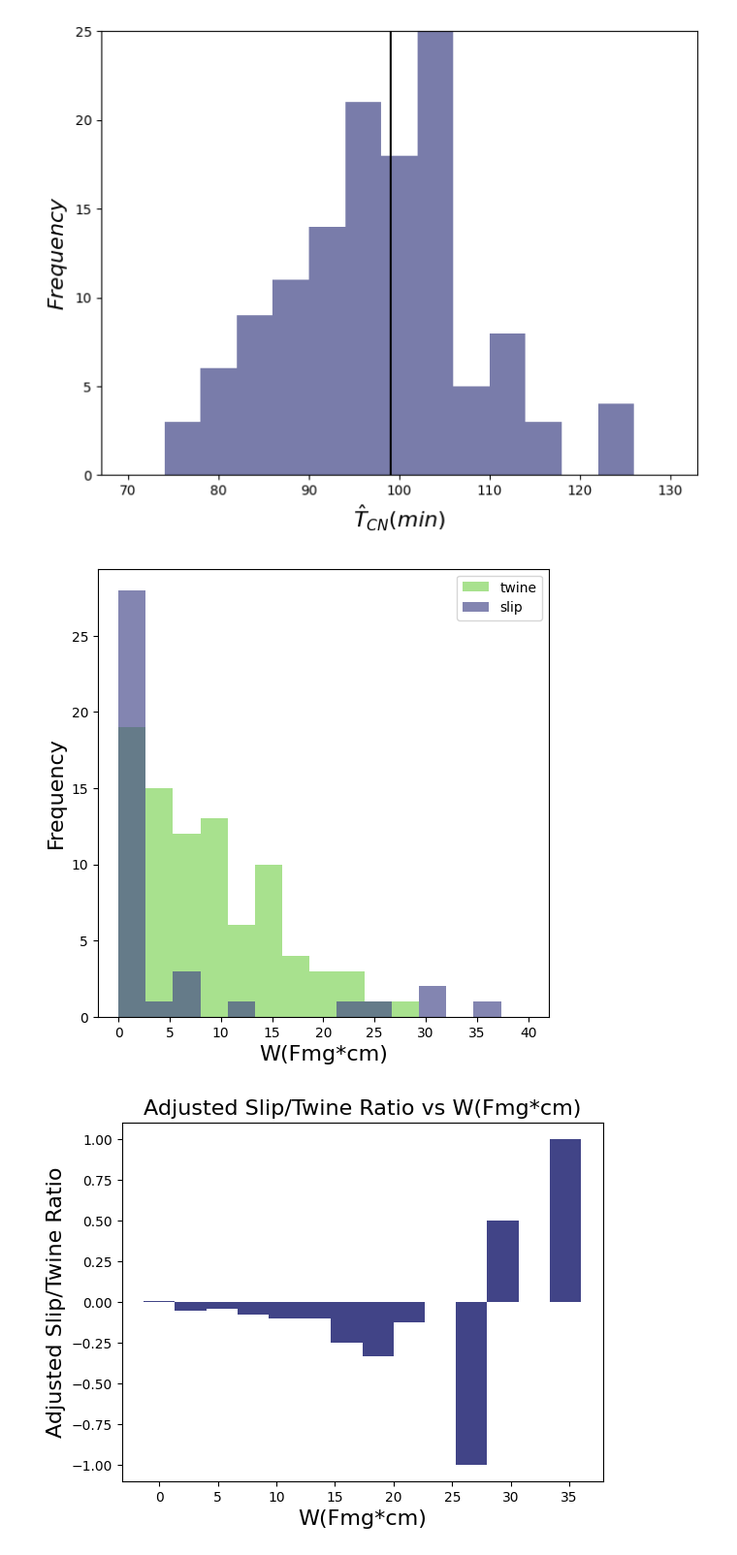
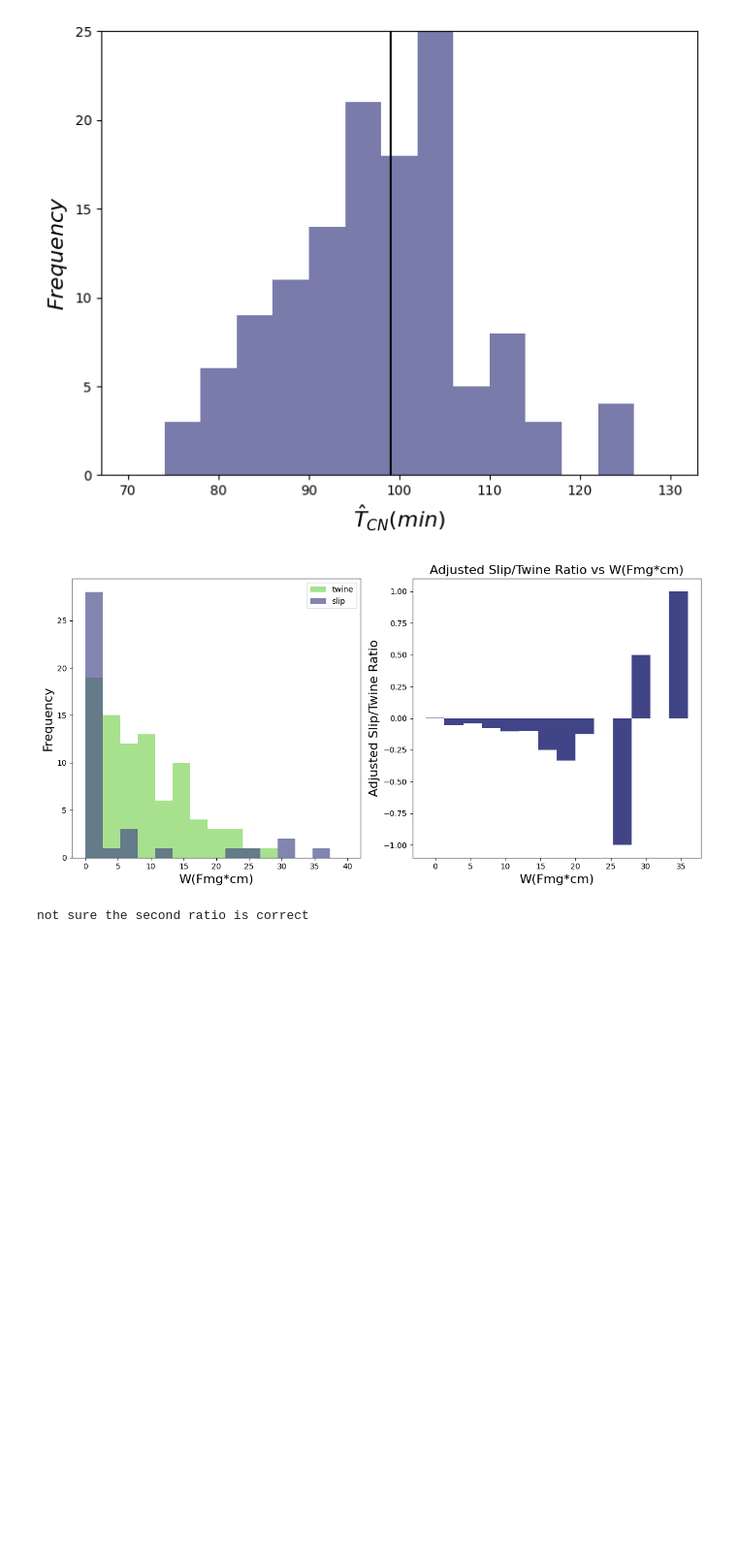
Before and after one commit to amirohad/Repo_article0, a Jupyter notebook: force_extraction_notebook.ipynb, the cells around one changed output. Shown: that part at 97% size. Saved outputs shown, nothing was run; the diff lists cells and outputs as text; code cells hidden in the pictures; blank space fills up the shorter version.

Commit message:
modified plots for force extraction notebook

```diff
--- a/force_extraction_notebook.ipynb
+++ b/force_extraction_notebook.ipynb
@@ -229,7 +205,0 @@ for i in tqdm(range(N)): # N
-# %%
-"""
-1. plot coordinates
-2. plot angles
-3. plot force trajectories
-"""
-for i in range
@@ -358,52 +351,53 @@ for i in range(n_tot):
         continue
 
     if events[i].twine_state == 1:
         var_twine.append(var)# set variable to plot
     else:
         var_slip.append(var)
 
 # create pandas df
 df1 = pd.DataFrame(var_twine,columns=['twine'])
 df2 = pd.DataFrame(var_slip,columns=['slip'])
 df = pd.concat([df1,df2], axis=1)
 
-
 # pandas histogram
 hist_twine = np.histogram(df1,bins=n_bins,range=x_range[k])
 hist_slip = np.histogram(df2,bins=n_bins,range=x_range[k])
 
-df.plot.hist(stacked=False, bins=n_bins, figsize=(6, 6),
-             grid=False,range=x_range[k],density=False,
-             color = [cmap(0.8),cmap(0.2)],alpha = 0.65)
+# df.plot.hist(stacked=False, bins=n_bins, figsize=(6, 6),
+#             grid=False,range=x_range[k],density=False,
+#             color = [cmap(0.8),cmap(0.2)],alpha = 0.65)
 
-plt.xlabel(var_name[k], fontsize=fs)
-plt.ylabel('Frequency', fontsize=fs)
+# Plot the adjusted ratio and histogram as subfigures
+fig, (ax1, ax2) = plt.subplots(1, 2, figsize=(12, 6))
 
-# Calculate the normalized ratio between slip and twine events for each bin
+# Variable histogram
+df.plot.hist(stacked=False, bins=n_bins, ax=ax1, grid=False, range=x_range[k], density=False,
+             color=[cmap(0.8), cmap(0.2)], alpha=0.65)
+ax1.set_xlabel(var_name[k], fontsize=fs)
+ax1.set_ylabel('Frequency', fontsize=fs)
+
+# Calculate the ratio between slip and twine events for each bin
 ratio = (hist_slip[0] - hist_twine[0] )/ (hist_slip[0] + hist_twine[0] )
 ratio_mod = []
-# for r in ratio:
-#     if r == np.inf: ratio_mod.append(1)
-#     elif np.isnan(r): ratio_mod.append(0)
-#     else: ratio_mod.append(r)
 
-    # ratio_mod.append(r if r != np.inf, 1 elif r == np.inf, else 0)
 # Get the number of events in each bin for twine and slip
 twine_counts, _ = np.histogram(df1, bins=n_bins, range=x_range[k])
 slip_counts, _ = np.histogram(df2, bins=n_bins, range=x_range[k])
 
-# Divide the ratio by the number of events in each bin
-ratio /= (twine_counts + slip_counts)
+# Divide the ratio by the total number of events for all bins
+ratio /= (twine_counts + slip_counts) # does this make sense?
 
-# Plot the adjusted ratio
-plt.figure()
-plt.bar(hist_twine[1][:-1], ratio, width=np.diff(hist_twine[1]), color=cmap(0.2))
-plt.xlabel(var_name[k], fontsize=fs)
-plt.ylabel('Adjusted Slip/Twine Ratio', fontsize=fs)
-plt.title('Adjusted Slip/Twine Ratio vs ' + var_name[k], fontsize=fs)
+# Adjusted Slip/Twine Ratio
+ax2.bar(hist_twine[1][:-1], ratio, width=np.diff(hist_twine[1]), color=cmap(0.2))
+ax2.set_xlabel(var_name[k], fontsize=fs)
+ax2.set_ylabel('Adjusted Slip/Twine Ratio', fontsize=fs)
+ax2.set_title('Adjusted Slip/Twine Ratio vs ' + var_name[k], fontsize=fs)
+plt.tight_layout()
 plt.show()
 
+print('not sure the second ratio is correct')
 #%%
 # %% [output]
-[figure, old version]
+[figure, new version]
-[figure, removed]
+not sure the second ratio is correct
```
Also changed, not shown: parts of 4 cells of this notebook.
